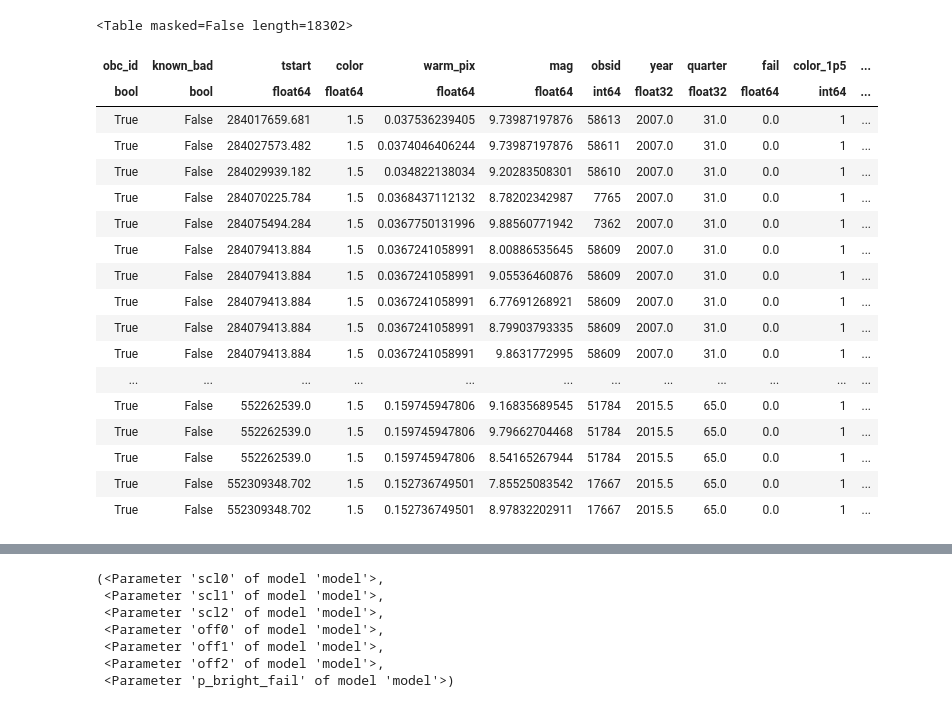
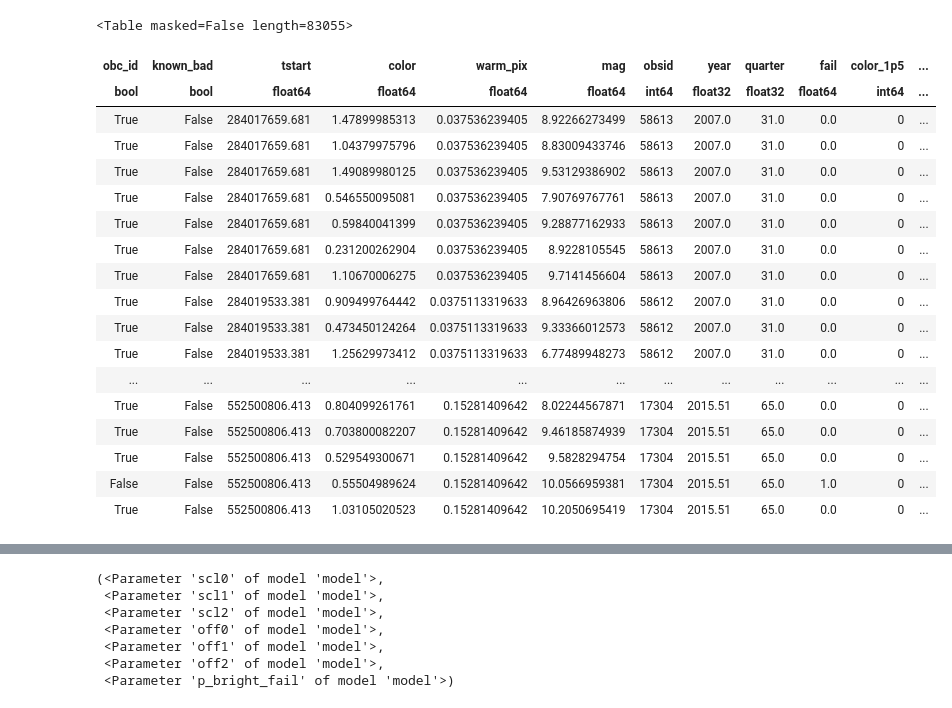
Before and after one commit to sot/state_of_aca, a Jupyter notebook: fit_sota_model_probit.ipynb, the cells around one changed output, grey strips where cells are left out. Saved outputs shown, nothing was run; the diff lists cells and outputs as text; code cells hidden in the pictures.

```diff
--- a/fit_sota_model_probit.ipynb
+++ b/fit_sota_model_probit.ipynb
@@ -77,27 +77,27 @@ Filtering known bad obsids, end len = 101297
 # %%
-# SET DATA FILTERING for this run
-data_all = data_all[data_all['color'] == 1.5]
+# SET DATA FILTERING for this run (TO DO: refactor into a function)
+data_all = data_all[data_all['color'] != 1.5]
 data_all
 # %% [output]
-<Table masked=False length=18302>
+<Table masked=False length=83055>
 | obc_id | known_bad | tstart | color | warm_pix | mag | obsid | year | quarter | fail | color_1p5 | ... |
 | bool | bool | float64 | float64 | float64 | float64 | int64 | float32 | float32 | float64 | int64 | ... |
-| True | False | 284017659.681 | 1.5 | 0.037536239405 | 9.73987197876 | 58613 | 2007.0 | 31.0 | 0.0 | 1 | ... |
-| True | False | 284027573.482 | 1.5 | 0.0374046406244 | 9.73987197876 | 58611 | 2007.0 | 31.0 | 0.0 | 1 | ... |
-| True | False | 284029939.182 | 1.5 | 0.034822138034 | 9.20283508301 | 58610 | 2007.0 | 31.0 | 0.0 | 1 | ... |
-| True | False | 284070225.784 | 1.5 | 0.0368437112132 | 8.78202342987 | 7765 | 2007.0 | 31.0 | 0.0 | 1 | ... |
-| True | False | 284075494.284 | 1.5 | 0.0367750131996 | 9.88560771942 | 7362 | 2007.0 | 31.0 | 0.0 | 1 | ... |
-| True | False | 284079413.884 | 1.5 | 0.0367241058991 | 8.00886535645 | 58609 | 2007.0 | 31.0 | 0.0 | 1 | ... |
-| True | False | 284079413.884 | 1.5 | 0.0367241058991 | 9.05536460876 | 58609 | 2007.0 | 31.0 | 0.0 | 1 | ... |
-| True | False | 284079413.884 | 1.5 | 0.0367241058991 | 6.77691268921 | 58609 | 2007.0 | 31.0 | 0.0 | 1 | ... |
-| True | False | 284079413.884 | 1.5 | 0.0367241058991 | 8.79903793335 | 58609 | 2007.0 | 31.0 | 0.0 | 1 | ... |
-| True | False | 284079413.884 | 1.5 | 0.0367241058991 | 9.8631772995 | 58609 | 2007.0 | 31.0 | 0.0 | 1 | ... |
+| True | False | 284017659.681 | 1.47899985313 | 0.037536239405 | 8.92266273499 | 58613 | 2007.0 | 31.0 | 0.0 | 0 | ... |
+| True | False | 284017659.681 | 1.04379975796 | 0.037536239405 | 8.83009433746 | 58613 | 2007.0 | 31.0 | 0.0 | 0 | ... |
+| True | False | 284017659.681 | 1.49089980125 | 0.037536239405 | 9.53129386902 | 58613 | 2007.0 | 31.0 | 0.0 | 0 | ... |
+| True | False | 284017659.681 | 0.546550095081 | 0.037536239405 | 7.90769767761 | 58613 | 2007.0 | 31.0 | 0.0 | 0 | ... |
+| True | False | 284017659.681 | 0.59840041399 | 0.037536239405 | 9.28877162933 | 58613 | 2007.0 | 31.0 | 0.0 | 0 | ... |
+| True | False | 284017659.681 | 0.231200262904 | 0.037536239405 | 8.9228105545 | 58613 | 2007.0 | 31.0 | 0.0 | 0 | ... |
+| True | False | 284017659.681 | 1.10670006275 | 0.037536239405 | 9.7141456604 | 58613 | 2007.0 | 31.0 | 0.0 | 0 | ... |
+| True | False | 284019533.381 | 0.909499764442 | 0.0375113319633 | 8.96426963806 | 58612 | 2007.0 | 31.0 | 0.0 | 0 | ... |
+| True | False | 284019533.381 | 0.473450124264 | 0.0375113319633 | 9.33366012573 | 58612 | 2007.0 | 31.0 | 0.0 | 0 | ... |
+| True | False | 284019533.381 | 1.25629973412 | 0.0375113319633 | 6.77489948273 | 58612 | 2007.0 | 31.0 | 0.0 | 0 | ... |
 | ... | ... | ... | ... | ... | ... | ... | ... | ... | ... | ... | ... |
-| True | False | 552262539.0 | 1.5 | 0.159745947806 | 9.16835689545 | 51784 | 2015.5 | 65.0 | 0.0 | 1 | ... |
-| True | False | 552262539.0 | 1.5 | 0.159745947806 | 9.79662704468 | 51784 | 2015.5 | 65.0 | 0.0 | 1 | ... |
-| True | False | 552262539.0 | 1.5 | 0.159745947806 | 8.54165267944 | 51784 | 2015.5 | 65.0 | 0.0 | 1 | ... |
-| True | False | 552309348.702 | 1.5 | 0.152736749501 | 7.85525083542 | 17667 | 2015.5 | 65.0 | 0.0 | 1 | ... |
-| True | False | 552309348.702 | 1.5 | 0.152736749501 | 8.97832202911 | 17667 | 2015.5 | 65.0 | 0.0 | 1 | ... |
+| True | False | 552500806.413 | 0.804099261761 | 0.15281409642 | 8.02244567871 | 17304 | 2015.51 | 65.0 | 0.0 | 0 | ... |
+| True | False | 552500806.413 | 0.703800082207 | 0.15281409642 | 9.46185874939 | 17304 | 2015.51 | 65.0 | 0.0 | 0 | ... |
+| True | False | 552500806.413 | 0.529549300671 | 0.15281409642 | 9.5828294754 | 17304 | 2015.51 | 65.0 | 0.0 | 0 | ... |
+| False | False | 552500806.413 | 0.55504989624 | 0.15281409642 | 10.0566959381 | 17304 | 2015.51 | 65.0 | 1.0 | 0 | ... |
+| True | False | 552500806.413 | 1.03105020523 | 0.15281409642 | 10.2050695419 | 17304 | 2015.51 | 65.0 | 0.0 | 0 | ... |
 # %%
 def p_acq_fail(pars, x, data=None, mag=None, wp=None):
     if data is None:
```
Also changed, not shown: parts of 10 cells of this notebook.
